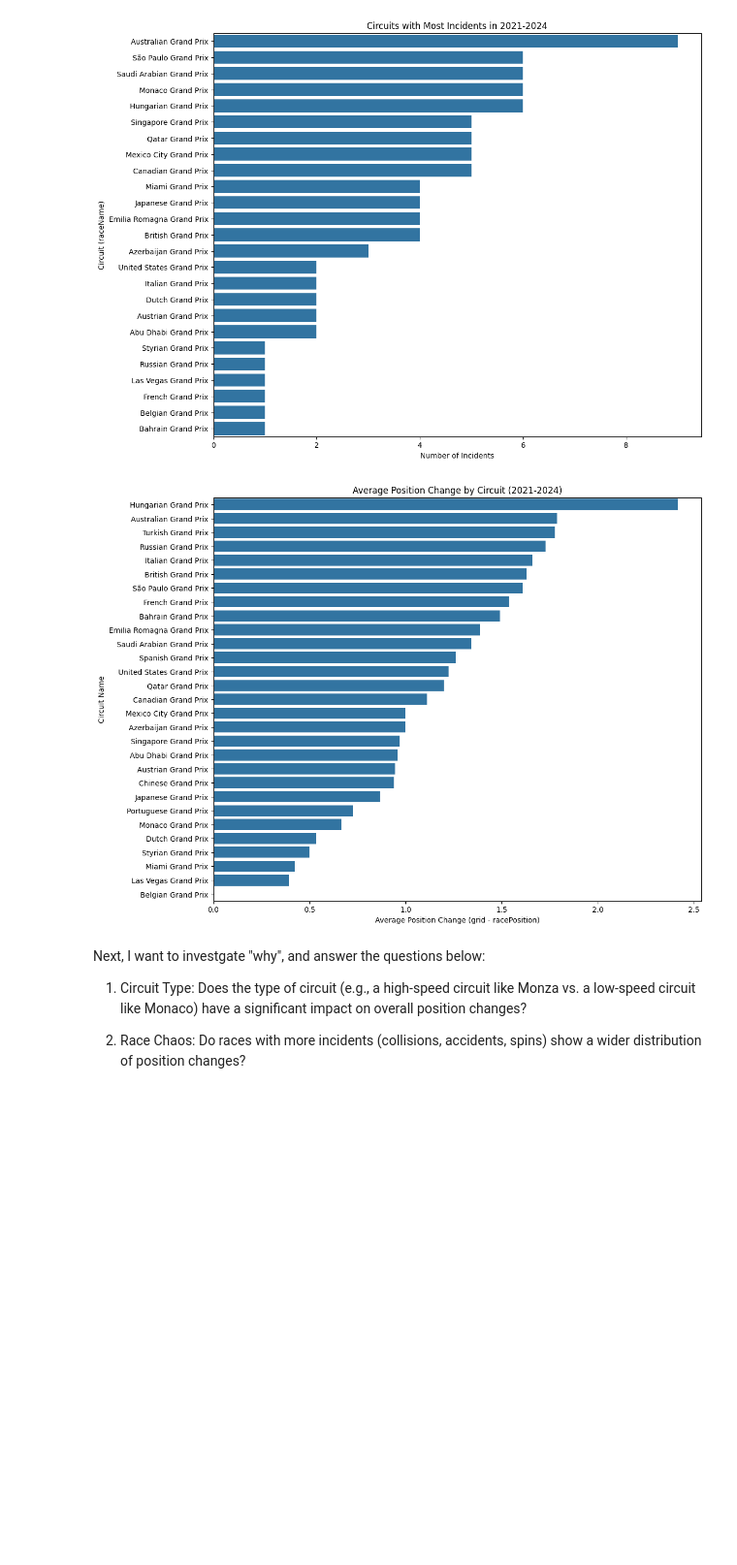
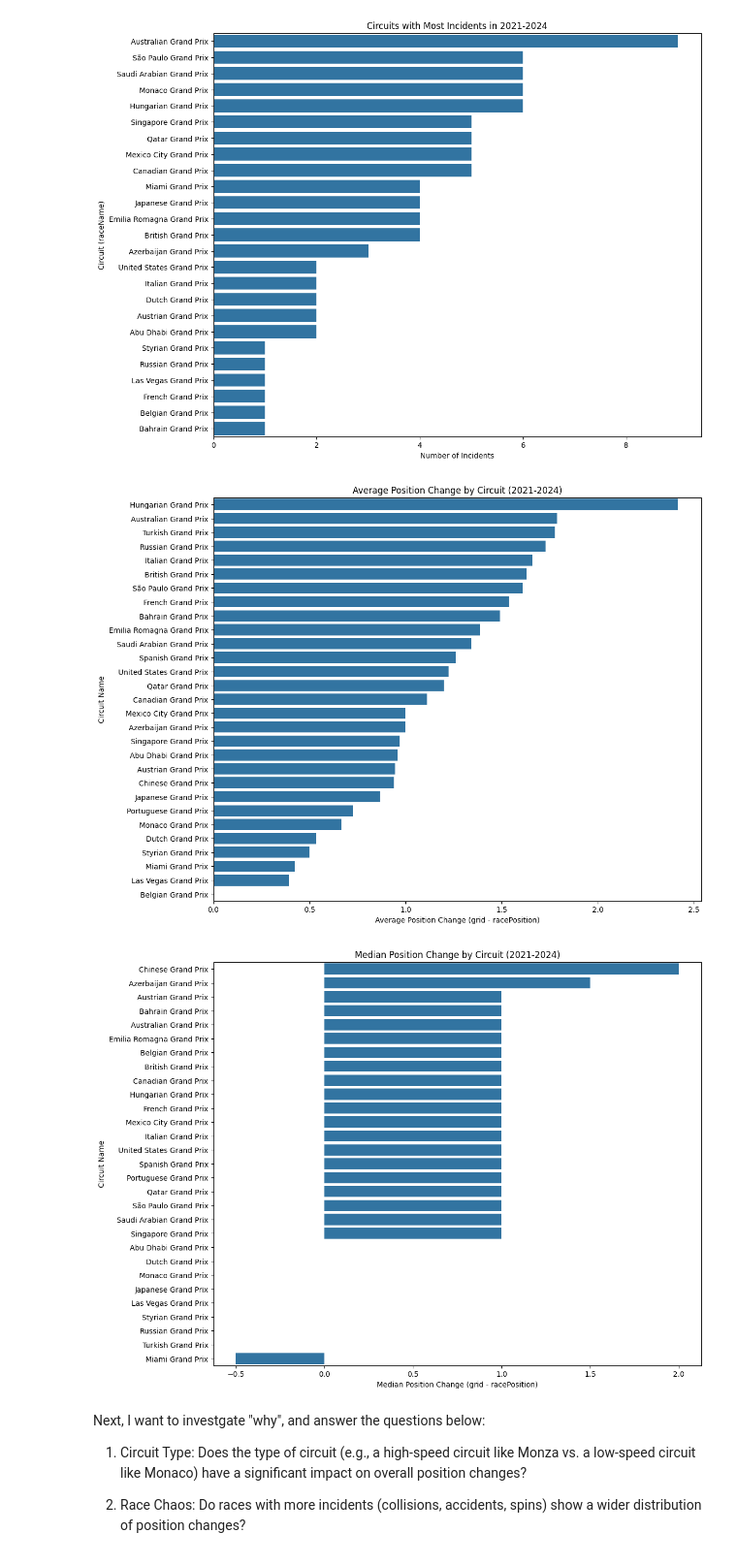
Before and after one commit to yicongyang216/F1_Analysis, a Jupyter notebook: F1_Analysis.ipynb, the cells around one changed output. Shown: that part at 97% size. Drawn from its saved outputs; the diff is of its cells as text; code cells hidden in the pictures; blank space fills up the shorter version.

Commit message:
Add Median Position Change by Circuit plot

```diff
--- a/F1_Analysis.ipynb
+++ b/F1_Analysis.ipynb
@@ -263,25 +263,46 @@ plt.show()
 # %%
 circuit_get_positions_query = """
     SELECT raceName, avg(grid - racePosition) AS position_change
     FROM master_finished_analysis_data
     GROUP BY raceName
     ORDER BY position_change DESC
 """
 
 with sqlite3.connect("f1_project.db") as con:
     circuit_get_positions_df = pd.read_sql_query(circuit_get_positions_query, con)
 
 
 plt.figure(figsize=(12, 10))
 sns.barplot(data=circuit_get_positions_df, x='position_change', y='raceName', orient='h')
 
 plt.title('Average Position Change by Circuit (2021-2024)')
 plt.xlabel('Average Position Change (grid - racePosition)')
 plt.ylabel('Circuit Name')
 
 plt.show()
+
+all_circuit_get_positions_query = """
+    SELECT (grid - racePosition) AS position_change,
+        raceName
+    FROM master_finished_analysis_data
+"""
+
+with sqlite3.connect("f1_project.db") as con:
+    all_circuit_get_positions_df = pd.read_sql_query(all_circuit_get_positions_query, con)
+
+med_circuit_get_positions_df = all_circuit_get_positions_df.groupby('raceName')['position_change'].median().reset_index()
+med_circuit_get_positions_df = med_circuit_get_positions_df.sort_values(by='position_change', ascending=False)
+med_circuit_get_positions_df = med_circuit_get_positions_df.rename(columns={'position_change': 'med_position_change'})
+
+plt.figure(figsize=(12, 10))
+sns.barplot(data=med_circuit_get_positions_df, x='med_position_change', y='raceName', orient='h')
+plt.title('Median Position Change by Circuit (2021-2024)')
+plt.xlabel('Median Position Change (grid - racePosition)')
+plt.ylabel('Circuit Name')
+plt.show()
 # %% [output]
 [figure]
+[figure, added]
 # %% [markdown]
 Next, I want to investgate "why", and answer the questions below:
 
```
